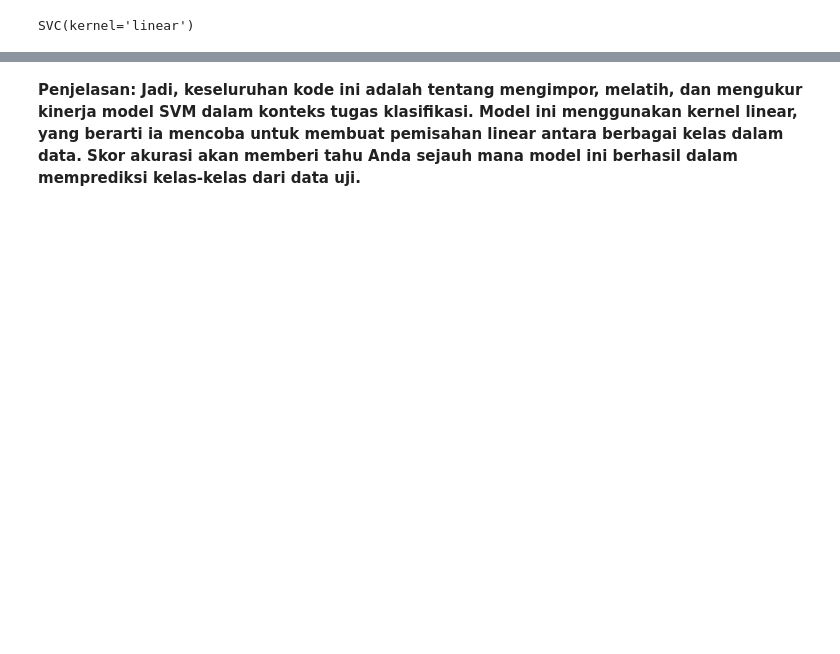
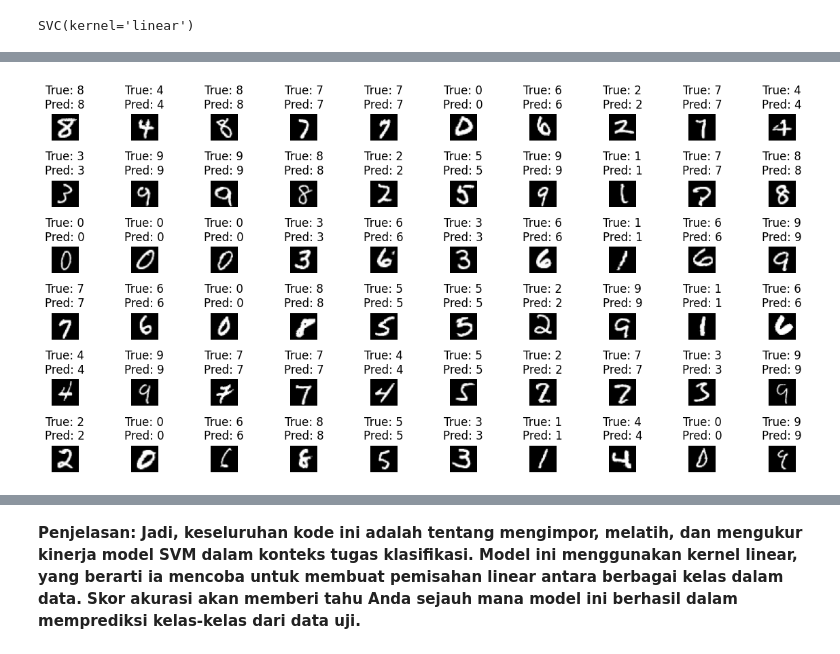
Before and after one commit to diaputr/machine-learning, a Jupyter notebook: Kuis1_Kelompok3_Agus_Diah_Fariz_Haikal_Widya_ML.ipynb, the cells around one changed output, grey strips where cells are left out. Drawn from its saved outputs; the diff is of its cells as text; code cells hidden in the pictures; blank space fills up the shorter version.

```diff
--- a/Kuis1_Kelompok3_Agus_Diah_Fariz_Haikal_Widya_ML.ipynb
+++ b/Kuis1_Kelompok3_Agus_Diah_Fariz_Haikal_Widya_ML.ipynb
@@ -136,8 +136,8 @@ diperbolehkan melakukan ekspolarasi pada proses ini.**
 num_display = 5
 # %%
 # menghitung histogram untuk 5 citra pertama
-histograms = np.array([np.histogram(image.reshape(28, 28),
- bins=256, range=(0, 256))[0] for image in X[:num_display]])
+histograms = np.array([np.histogram(image.reshape(28, 28), bins=256, range=(0, 256))[0]
+                       for image in X[:num_display]])
 # %%
 # membuat size canvas
 plt.figure(figsize=(10, 7))
@@ -223,0 +224,6 @@ clf.score(x_test_70, y_test_70)
+# %%
+# Evaluasi model menggunakan data uji
+y_pred_70 = clf.predict(x_test_70)
+
+# Tampilkan metrik evaluasi
+print("Classification Report:\n", classification_report(y_test_70, y_pred_70))
@@ -223,0 +248,29 @@ clf.score(x_test_70, y_test_70)
+# %%
+# jumlah sample yang akan ditampilkan
+n_samples = 60
+
+# init jumlah predeksi yang salah
+n_wrong = 0
+# Display images with true labels and predicted labels
+plt.figure(figsize=(12, 6))
+for i in range(n_samples):
+    plt.subplot(6, 10, i + 1)
+    plt.imshow(x_test_70[i].reshape(28, 28), cmap="gray")
+
+    # Determine text color based on true or predicted
+    true_label = y_test_70.iloc[i] if isinstance(y_test_70, pd.Series) else y_test_70[i]
+    pred_label = y_pred_70.iloc[i] if isinstance(y_pred_70, pd.Series) else y_pred_70[i]
+
+    if true_label == pred_label:
+        text_color = 'black'
+    else:
+        text_color = 'red'
+        n_wrong += 1
+
+    plt.title(f"True: {true_label}\nPred: {pred_label}", color=text_color)
+    plt.axis("off")
+
+plt.tight_layout()
+plt.show()
+# %% [output]
+[figure, added]
```
Also changed, not shown: parts of 49 cells of this notebook.
